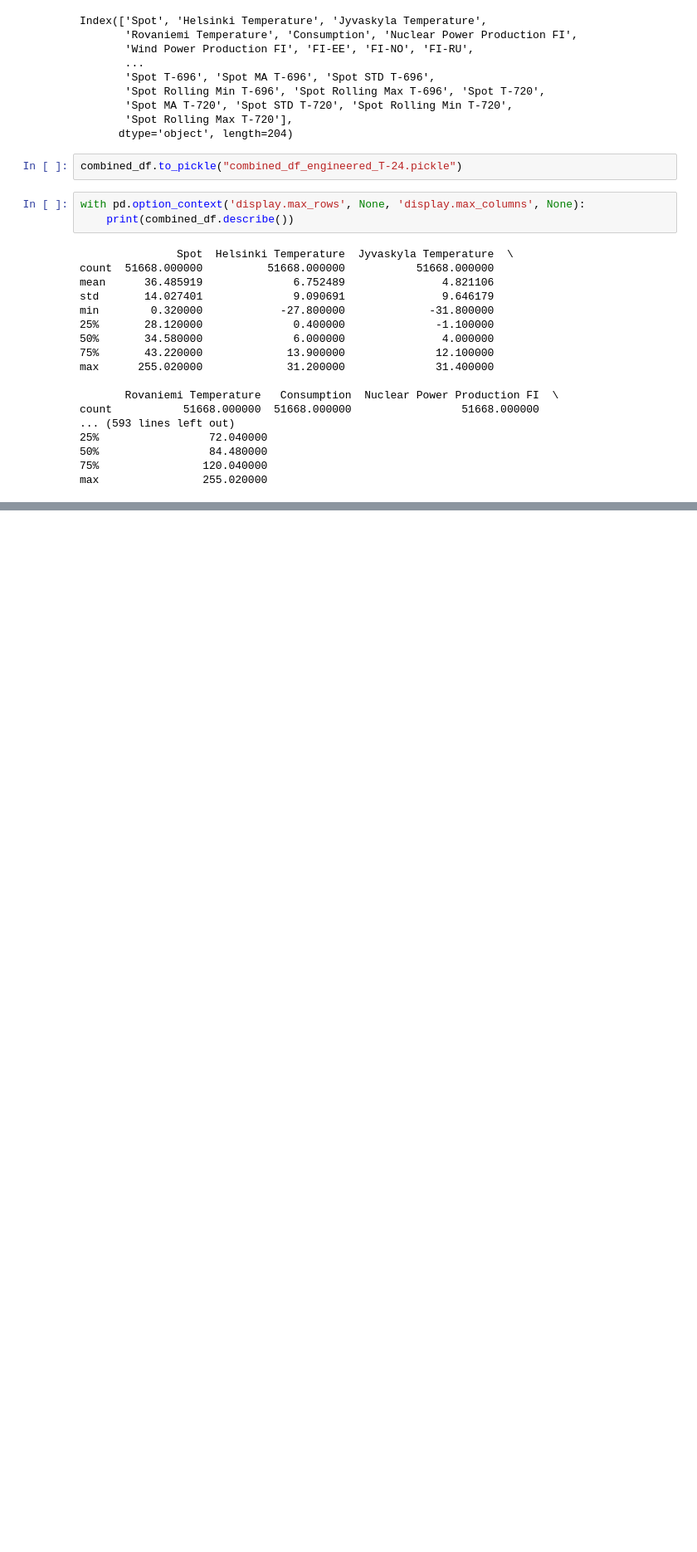
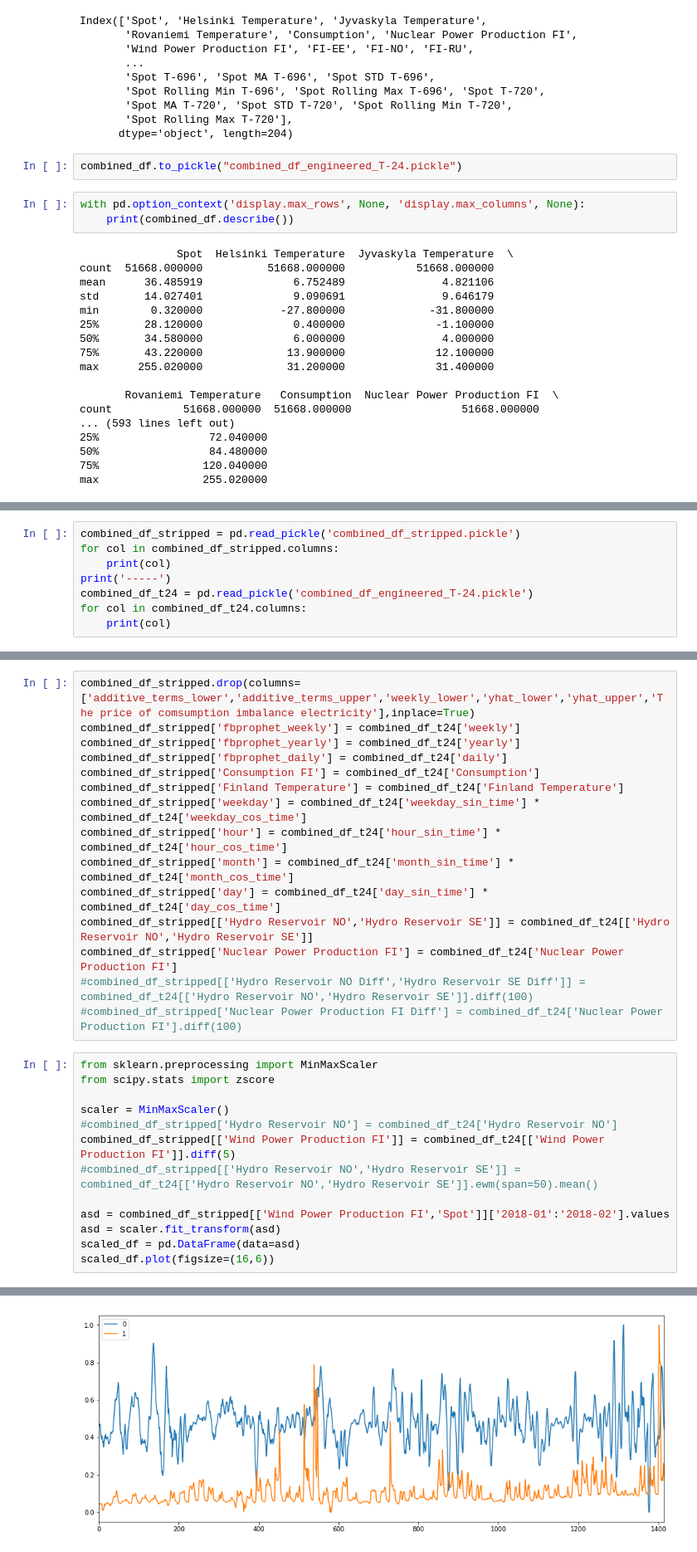
Before and after one commit to Cadax/nordpool-spot-price, a Jupyter notebook: notebooks/Feature_Engineering.ipynb, the cells around one changed output, grey strips where cells are left out. Shown at 83% size. Saved outputs shown, nothing was run; the diff lists cells and outputs as text; blank space fills up the shorter version.

```diff
--- a/notebooks/Feature_Engineering.ipynb
+++ b/notebooks/Feature_Engineering.ipynb
@@ -248,0 +502,8 @@ NameError: name 'cols' is not defined
+# %%
+combined_df_stripped = pd.read_pickle('combined_df_stripped.pickle')
+for col in combined_df_stripped.columns:
+    print(col)
+print('-----')
+combined_df_t24 = pd.read_pickle('combined_df_engineered_T-24.pickle')
+for col in combined_df_t24.columns:
+    print(col)
@@ -248,0 +530,29 @@ NameError: name 'cols' is not defined
+# %%
+combined_df_stripped.drop(columns=['additive_terms_lower','additive_terms_upper','weekly_lower','yhat_lower','yhat_upper','The price of comsumption imbalance electricity'],inplace=True)
+combined_df_stripped['fbprophet_weekly'] = combined_df_t24['weekly']
+combined_df_stripped['fbprophet_yearly'] = combined_df_t24['yearly']
+combined_df_stripped['fbprophet_daily'] = combined_df_t24['daily']
+combined_df_stripped['Consumption FI'] = combined_df_t24['Consumption']
+combined_df_stripped['Finland Temperature'] = combined_df_t24['Finland Temperature']
+combined_df_stripped['weekday'] = combined_df_t24['weekday_sin_time'] * combined_df_t24['weekday_cos_time']
+combined_df_stripped['hour'] = combined_df_t24['hour_sin_time'] * combined_df_t24['hour_cos_time']
+combined_df_stripped['month'] = combined_df_t24['month_sin_time'] * combined_df_t24['month_cos_time']
+combined_df_stripped['day'] = combined_df_t24['day_sin_time'] * combined_df_t24['day_cos_time']
+combined_df_stripped[['Hydro Reservoir NO','Hydro Reservoir SE']] = combined_df_t24[['Hydro Reservoir NO','Hydro Reservoir SE']]
+combined_df_stripped['Nuclear Power Production FI'] = combined_df_t24['Nuclear Power Production FI']
+#combined_df_stripped[['Hydro Reservoir NO Diff','Hydro Reservoir SE Diff']] = combined_df_t24[['Hydro Reservoir NO','Hydro Reservoir SE']].diff(100)
+#combined_df_stripped['Nuclear Power Production FI Diff'] = combined_df_t24['Nuclear Power Production FI'].diff(100)
+# %%
+from sklearn.preprocessing import MinMaxScaler
+from scipy.stats import zscore
+
+scaler = MinMaxScaler()
+#combined_df_stripped['Hydro Reservoir NO'] = combined_df_t24['Hydro Reservoir NO']
+combined_df_stripped[['Wind Power Production FI']] = combined_df_t24[['Wind Power Production FI']].diff(5)
+#combined_df_stripped[['Hydro Reservoir NO','Hydro Reservoir SE']] = combined_df_t24[['Hydro Reservoir NO','Hydro Reservoir SE']].ewm(span=50).mean()
+
+asd = combined_df_stripped[['Wind Power Production FI','Spot']]['2018-01':'2018-02'].values
+asd = scaler.fit_transform(asd)
+scaled_df = pd.DataFrame(data=asd)
+scaled_df.plot(figsize=(16,6))
+# %% [output]
@@ -248,0 +560 @@ NameError: name 'cols' is not defined
+[figure, added]
```
Also changed, not shown: parts of 63 cells of this notebook, 6 other files.
